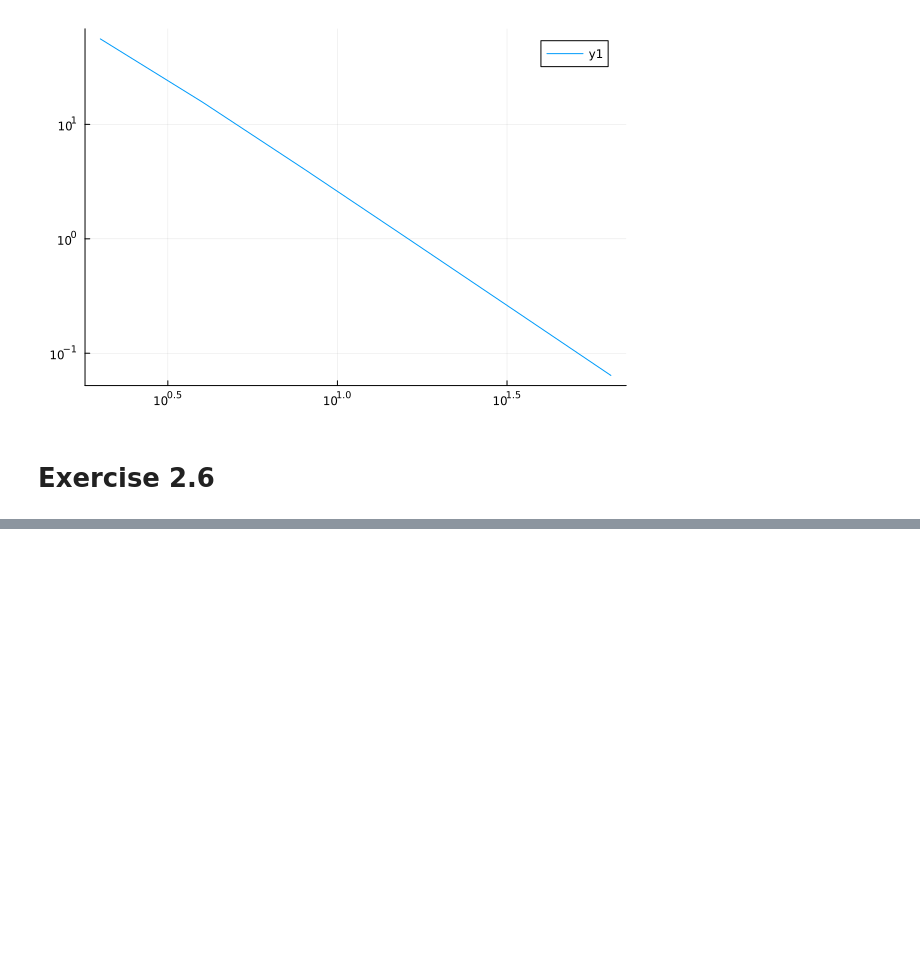
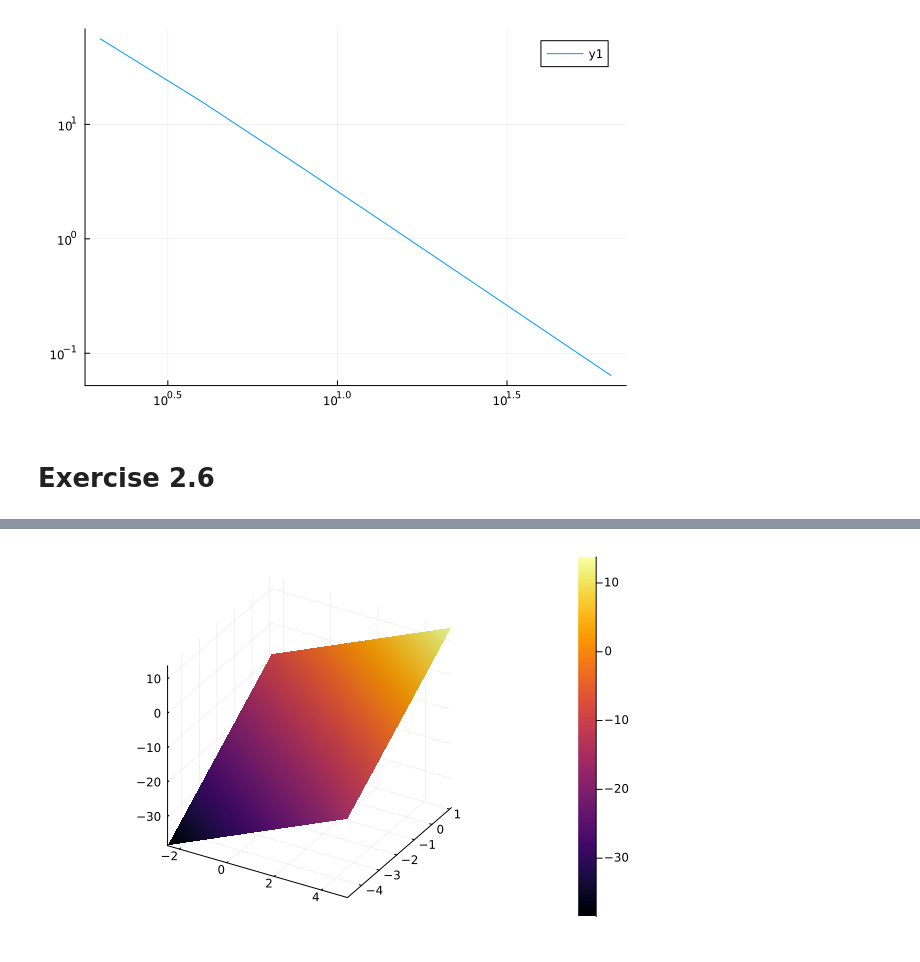
Before and after one commit to jkbch/FEM, a Jupyter notebook: week 2/Jakobs_julia_week2.ipynb, the cells around one changed output, grey strips where cells are left out. Saved outputs shown, nothing was run; the diff lists cells and outputs as text; code cells hidden in the pictures; blank space fills up the shorter version.

```diff
--- a/week 2/Jakobs_julia_week2.ipynb
+++ b/week 2/Jakobs_julia_week2.ipynb
@@ -139,9 +139,9 @@ function outernormal(
     dx = VX[i2] - VX[i1]
     dy = VY[i2] - VY[i1]
 
-    mag = sqrt(dx^2 + dy^2)
-    n1 = dy / mag
-    n2 = -dx / mag
+    norm = sqrt(dx^2 + dy^2)
+    n1 = dy / norm
+    n2 = -dx / norm
 
     return n1, n2
 end
@@ -404,0 +466,9 @@ Polynomial(5.437814515184364 - 1.9612447301715852*x)
+# %%
+function constructBnodes(
+    VX::Vector{Float64},
+    VY::Vector{Float64},
+    tol::Float64,
+    fd::Function,
+)::Vector{Int64}
+    return findall(abs.(fd.(VX, VY)) .<= tol)
+end
@@ -404,0 +477,72 @@ Polynomial(5.437814515184364 - 1.9612447301715852*x)
+# %%
+function solveNDBVP(
+    VX::Vector{Float64},
+    VY::Vector{Float64},
+    EToV::Matrix{Int64},
+    lam1::Float64,
+    lam2::Float64,
+    qt::Function,
+    q::Function,
+    f::Function,
+    fd_gamma1::Function,
+    fd_gamma2::Function,
+    tol::Float64
+)::Vector{Float64}
+    A, b = assembly(VX, VY, EToV, lam1, lam2, qt.(VX, VY))
+
+    beds = constructBeds(VX, VY, EToV, tol, fd_gamma1)
+    i, j = edgeIndices(EToV, beds)
+    b = neubc(VX, VY, EToV, beds, q.(VX[i], VY[i], VX[j], VY[j]), b)
+
+    bnodes = constructBnodes(VX, VY, tol, fd_gamma2)
+    A, b = dirbc(bnodes, f.(VX[bnodes], VY[bnodes]), A, b)
+
+    uhat = A \ b
+
+    return uhat
+end
+
+x0 = -2.5
+y0 = -4.8
+L1 = 7.6
+L2 = 5.9
+noelms1 = 4
+noelms2 = 3
+lam1 = 1.0
+lam2 = 1.0
+
+VX, VY = xy(x0, y0, L1, L2, noelms1, noelms2)
+EToV = conelmtab(noelms1, noelms2)
+
+u(x, y) = 3.0*x + 5.0*y - 7
+ux(x, y) = 3.0
+uy(x, y) = 5.0
+uxx(x, y) = 0.0
+uyy(x, y) = 0.0
+
+qt(x, y) = - uxx(x, y) - uyy(x, y)
+f(x, y) = u(x, y)
+function q(x1, y1, x2, y2)
+    dx = x2 - x1
+    dy = y2 - y1
+    norm = sqrt(dx^2 + dy^2)
+    n1 = dy / norm
+    n2 = -dx / norm
+
+    xc = (x1 + x2) / 2
+    yc = (y1 + y2) / 2
+
+    return - lam1 * ux(xc, yc) * n1 - lam2 * uy(xc, yc) * n2
+end
+
+fd_gamma1(x, y) = min(x - x0, y - y0)
+fd_gamma2(x, y) = min(x0 + L1 - x, y0 + L2 - y)
+tol = 0.0001
+
+uhat = solveNDBVP(VX,VY,EToV,lam1,lam2,qt,q,f,fd_gamma1,fd_gamma2,tol)
+p = scatter(VX, VY, uhat, st=:surface)
+scatter!(VX, VY, u.(VX, VY), st=:surface)
+display(p)
+
+E = maximum(uhat - u.(VX, VY))
+# %% [output]
@@ -404,0 +565 @@ Polynomial(5.437814515184364 - 1.9612447301715852*x)
+[figure, added]
```
Also changed, not shown: parts of 8 cells of this notebook.
